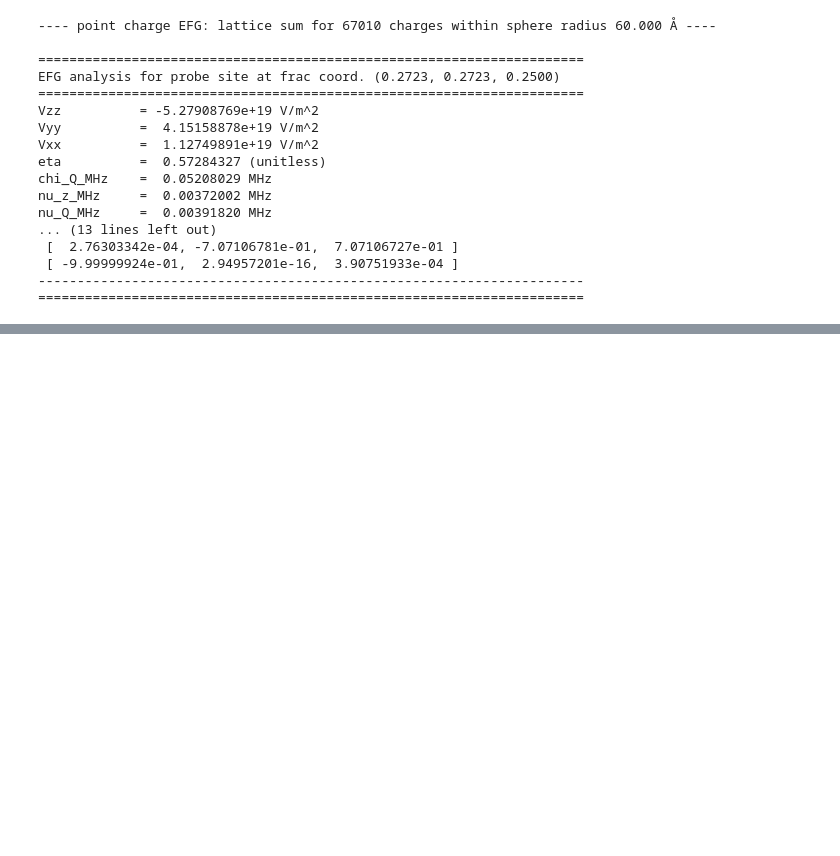
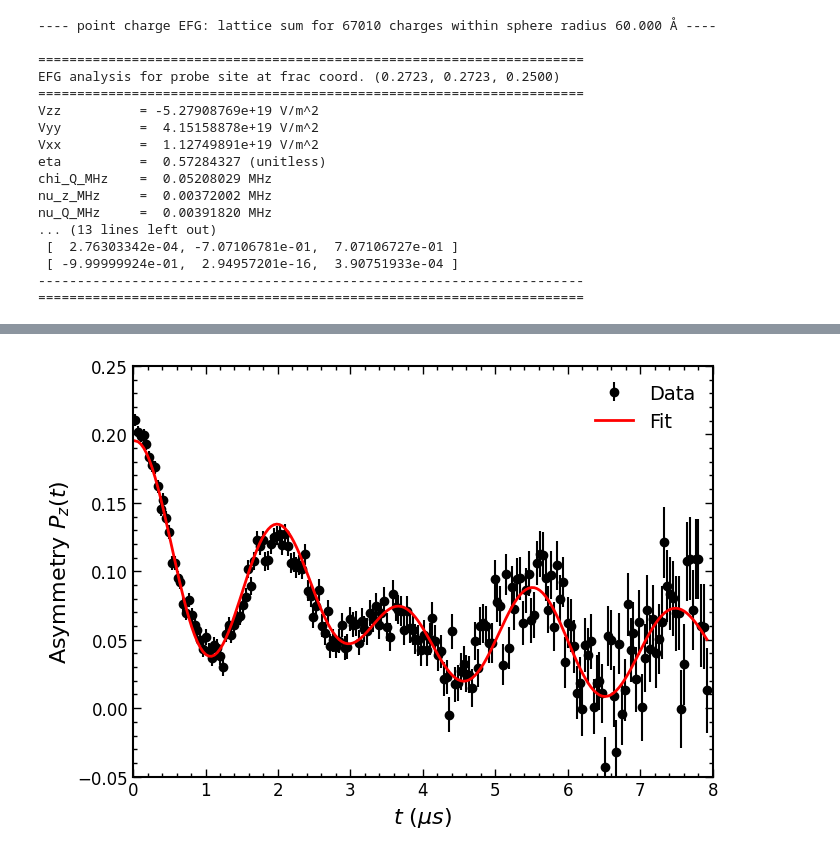
Before and after one commit to jazmaryphy/muonscripts, a Jupyter notebook: examples/CaF2/CaF2.ipynb, the cells around one changed output, grey strips where cells are left out. Drawn from its saved outputs; the diff is of its cells as text; code cells hidden in the pictures; blank space fills up the shorter version.

```diff
--- a/examples/CaF2/CaF2.ipynb
+++ b/examples/CaF2/CaF2.ipynb
@@ -463,3 +428,8 @@ nu_Q_MHz     =  0.00391820 MHz
  [ -9.99999924e-01,  2.94957201e-16,  3.90751933e-04 ]
 ----------------------------------------------------------------------
 ======================================================================
+# %%
+filename = 'CaF2_ZF_10K_863_GPS_2017_v2.dat'
+filename = os.path.join(dpath, filename)
+
+xDATA, yDATA, errDATA = load_raw_data_only(filename, x_min=0.0)   # drop the t<0 "prompt" artifact bin
@@ -465,0 +543,12 @@ nu_Q_MHz     =  0.00391820 MHz
+# %%
+# Run fit with fixed zeta parameter
+r_nn_seed = 1.2000
+zeta_seed = 0.7000
+ampl_seed = yDATA.max() - yDATA.min() # 0.2000
+back_seed = yDATA.min()               # 0.0100
+fit_output = fitter.fit(param_config={
+    'r_nn': {'value': r_nn_seed, 'min': 0, 'max': 5.0, 'vary': True},
+    'zeta': {'value': zeta_seed, 'min': 0, 'max': 1.0, 'vary': True},
+    'amplitude':  {'value': ampl_seed, 'min': 0, 'max': +np.inf, 'vary': True},
+    'background': {'value': back_seed, 'min': -np.inf, 'max': +np.inf, 'vary': True},
+})
@@ -465,0 +626,35 @@ nu_Q_MHz     =  0.00391820 MHz
+# %%
+fig, ax = plt.subplots(figsize=(7, 5))
+
+ax.errorbar(xDATA, yDATA, yerr=errDATA, fmt='o', color='k', alpha=1.0, label='Data', ms=6)
+
+ax.errorbar(tDATA, fit_output['y_fit'], fmt='-', color='r', lw=2, label='Fit')
+
+
+#################################################################################
+fontsize=16
+fancy_style_axes(ax)
+ax.set_ylim([-0.05, 0.25])
+ax.set_xlim([0, 8.0])
+
+ax.set_xlabel(r'$t\ (\mu s)$', fontsize=fontsize)
+ax.set_ylabel(r'Asymmetry $P_z(t)$', fontsize=fontsize)
+_ordered_legend(
+    ax,
+    order_list=('Data', ),
+    ncol=1,
+    # bbox_to_anchor=(0.5, 1.001),
+    fontsize=14,
+    frameon=False,
+    handlelength=2.0,
+    columnspacing=1.2,
+
+)
+#################################################################################
+plt.tight_layout()
+figname='CaF2_fitted_polarization.png'
+figname=os.path.join(dpath, figname)
+plt.savefig(figname)
+plt.show()
+# %% [output]
+[figure, added]
```
Also changed, not shown: parts of 13 cells of this notebook, 31 other files.
